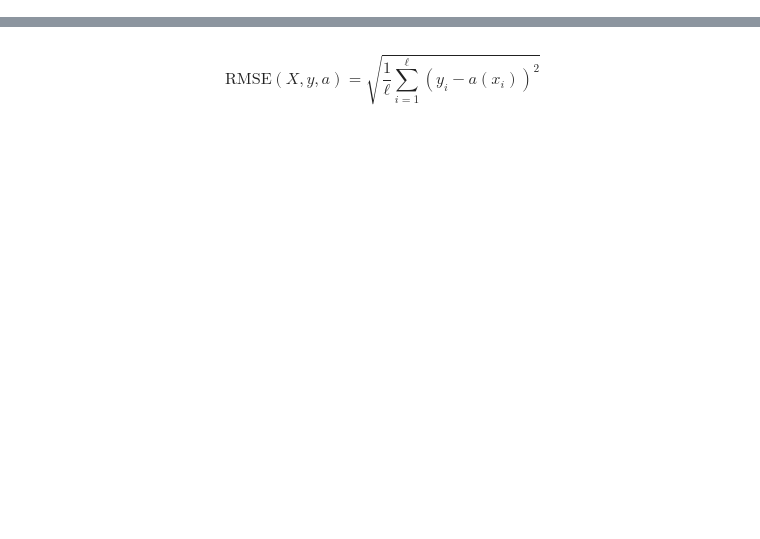
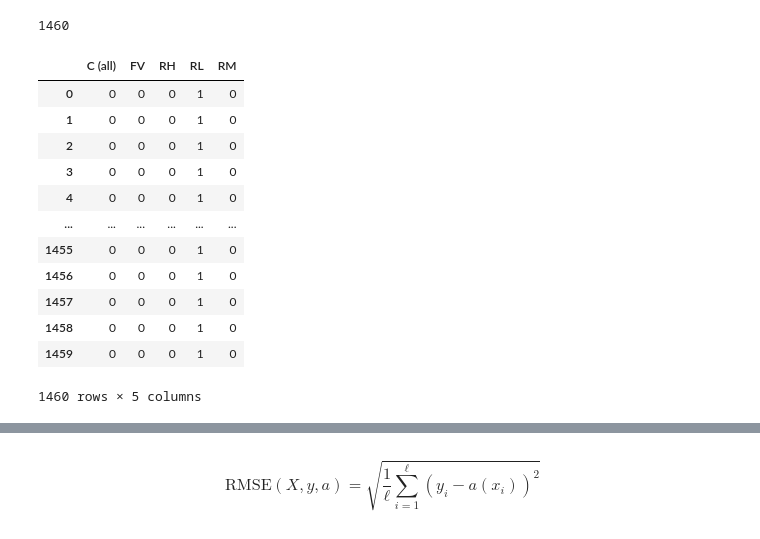
Before and after one commit to pagamov/7sem, a Jupyter notebook: Мультимедиа/3lab Гамов Павел 407.ipynb, the cells around one changed output, grey strips where cells are left out. Cells and saved outputs as stored; diff of their text form; code cells hidden in the pictures; blank space fills up the shorter version.

```diff
--- a/Мультимедиа/3lab Гамов Павел 407.ipynb
+++ b/Мультимедиа/3lab Гамов Павел 407.ipynb
@@ -23,0 +115,20 @@ NameError: name 'data' is not defined
+# %%
+len(data['MSZoning'] == "RM")
+# %% [output]
+1460
+# %%
+pd.get_dummies(data['MSZoning'])
+# %% [output]
+|  | C (all) | FV | RH | RL | RM |
+| 0 | 0 | 0 | 0 | 1 | 0 |
+| 1 | 0 | 0 | 0 | 1 | 0 |
+| 2 | 0 | 0 | 0 | 1 | 0 |
+| 3 | 0 | 0 | 0 | 1 | 0 |
+| 4 | 0 | 0 | 0 | 1 | 0 |
+| ... | ... | ... | ... | ... | ... |
+| 1455 | 0 | 0 | 0 | 1 | 0 |
+| 1456 | 0 | 0 | 0 | 1 | 0 |
+| 1457 | 0 | 0 | 0 | 1 | 0 |
+| 1458 | 0 | 0 | 0 | 1 | 0 |
+| 1459 | 0 | 0 | 0 | 1 | 0 |
+1460 rows × 5 columns
```
Also changed, not shown: parts of 26 cells of this notebook, 1 other file.
